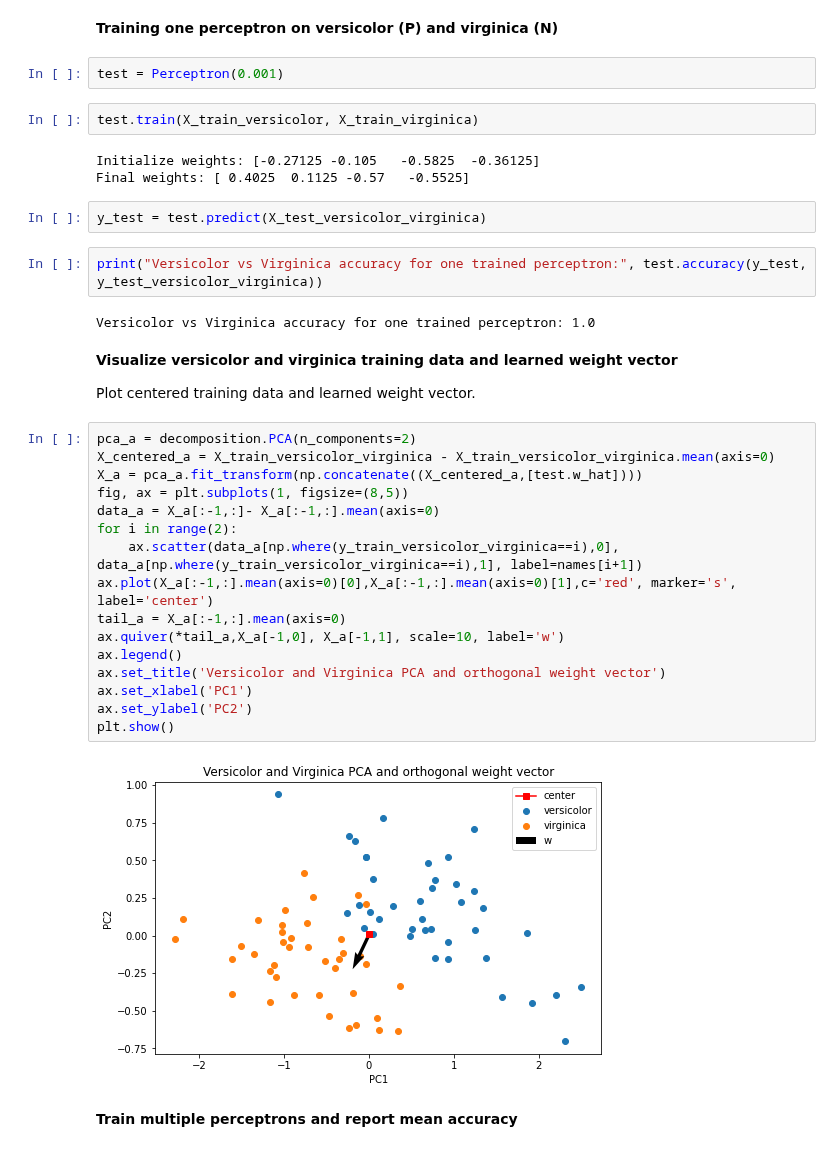
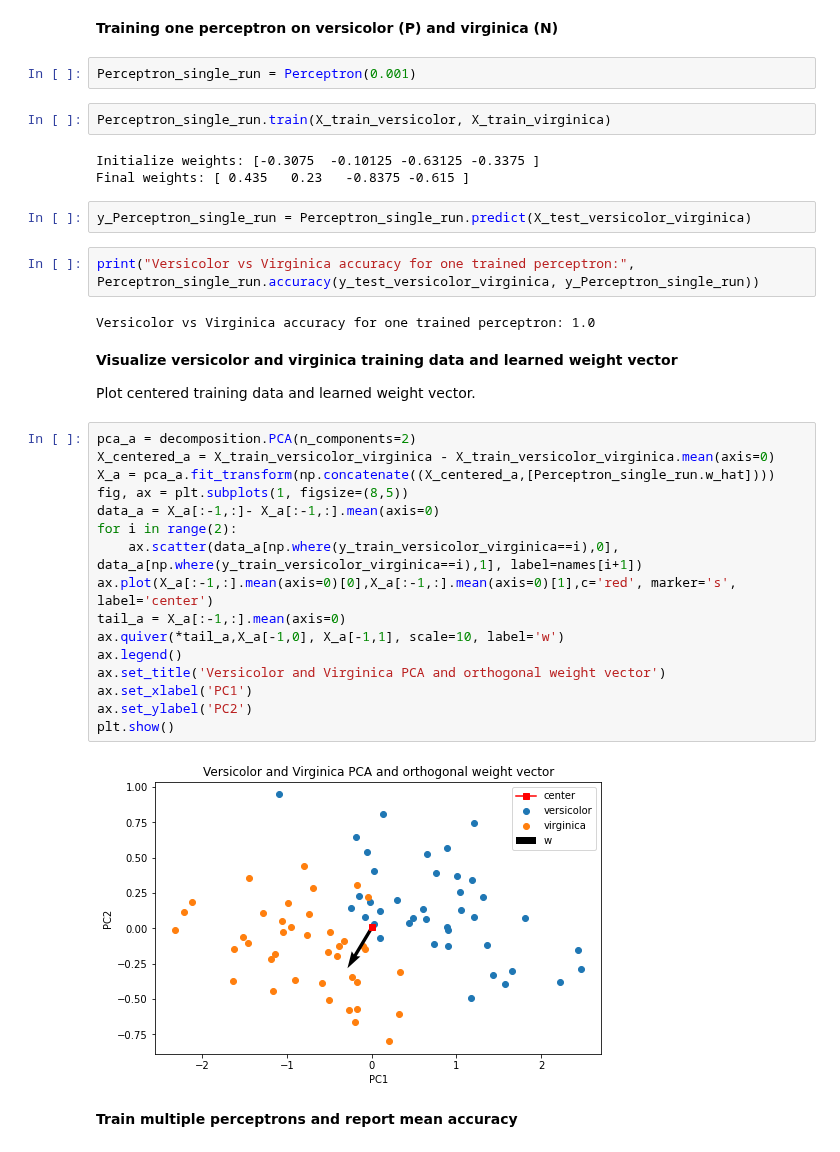
Before and after one commit to pwl482/patrec_2020, a Jupyter notebook: Assignment_8/Assignment_8_Perceptron.ipynb, the cells around one changed output. Drawn from its saved outputs; the diff is of its cells as text.

```diff
--- a/Assignment_8/Assignment_8_Perceptron.ipynb
+++ b/Assignment_8/Assignment_8_Perceptron.ipynb
@@ -153,16 +153,16 @@ plt.show()
 # %% [markdown]
 **Training one perceptron on versicolor (P) and virginica (N)**
 # %%
-test = Perceptron(0.001)
+Perceptron_single_run = Perceptron(0.001)
 # %%
-test.train(X_train_versicolor, X_train_virginica)
+Perceptron_single_run.train(X_train_versicolor, X_train_virginica)
 # %% [output]
-Initialize weights: [-0.27125 -0.105   -0.5825  -0.36125]
-Final weights: [ 0.4025  0.1125 -0.57   -0.5525]
+Initialize weights: [-0.3075  -0.10125 -0.63125 -0.3375 ]
+Final weights: [ 0.435   0.23   -0.8375 -0.615 ]
 # %%
-y_test = test.predict(X_test_versicolor_virginica)
+y_Perceptron_single_run = Perceptron_single_run.predict(X_test_versicolor_virginica)
 # %%
-print("Versicolor vs Virginica accuracy for one trained perceptron:", test.accuracy(y_test, y_test_versicolor_virginica))
+print("Versicolor vs Virginica accuracy for one trained perceptron:", Perceptron_single_run.accuracy(y_test_versicolor_virginica, y_Perceptron_single_run))
 # %% [output]
 Versicolor vs Virginica accuracy for one trained perceptron: 1.0
 # %% [markdown]
@@ -172,21 +172,21 @@ Plot centered training data and learned weight vector.
 # %%
 pca_a = decomposition.PCA(n_components=2)
 X_centered_a = X_train_versicolor_virginica - X_train_versicolor_virginica.mean(axis=0)
-X_a = pca_a.fit_transform(np.concatenate((X_centered_a,[test.w_hat])))
+X_a = pca_a.fit_transform(np.concatenate((X_centered_a,[Perceptron_single_run.w_hat])))
 fig, ax = plt.subplots(1, figsize=(8,5))
 data_a = X_a[:-1,:]- X_a[:-1,:].mean(axis=0)
 for i in range(2):
     ax.scatter(data_a[np.where(y_train_versicolor_virginica==i),0], data_a[np.where(y_train_versicolor_virginica==i),1], label=names[i+1])
 ax.plot(X_a[:-1,:].mean(axis=0)[0],X_a[:-1,:].mean(axis=0)[1],c='red', marker='s', label='center')
 tail_a = X_a[:-1,:].mean(axis=0)
 ax.quiver(*tail_a,X_a[-1,0], X_a[-1,1], scale=10, label='w')
 ax.legend()
 ax.set_title('Versicolor and Virginica PCA and orthogonal weight vector')
 ax.set_xlabel('PC1')
 ax.set_ylabel('PC2')
 plt.show()
 # %% [output]
-[figure, old version]
+[figure, new version]
 # %% [markdown]
 **Train multiple perceptrons and report mean accuracy**
 # %%
```
Also changed, not shown: parts of 11 cells of this notebook.
